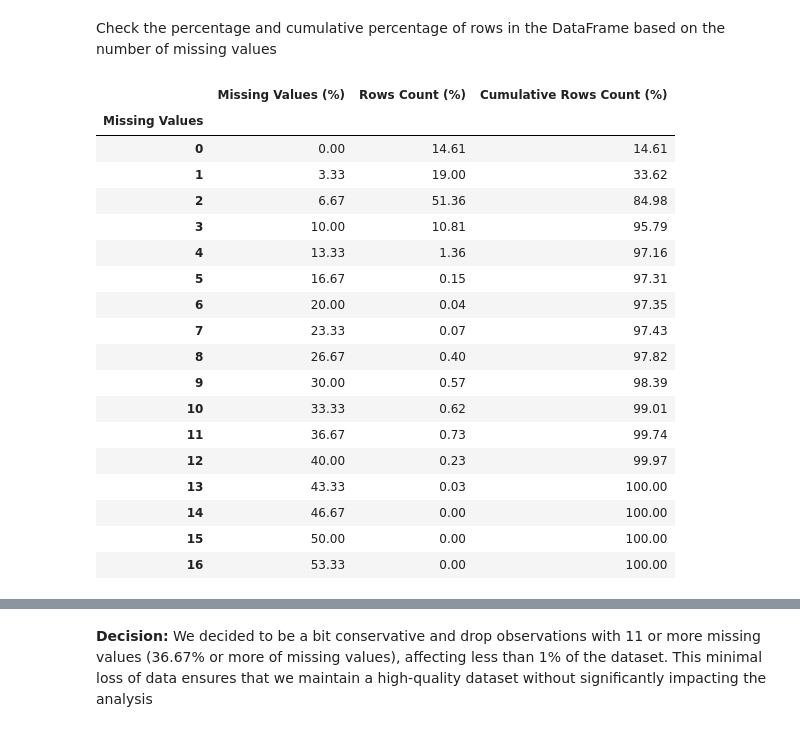
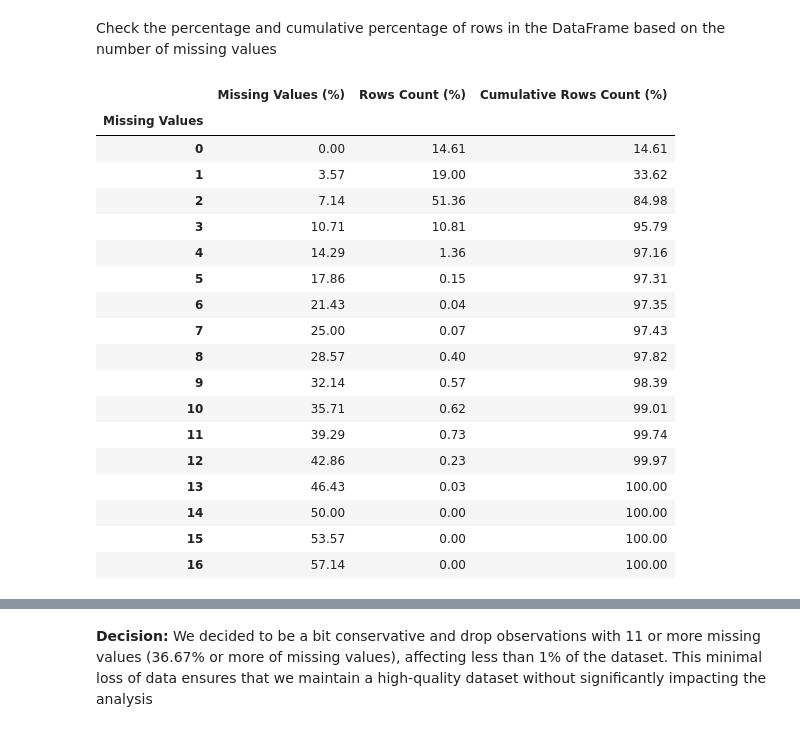
Before and after one commit to mgalao/machine-learning-project, a Jupyter notebook: project/Homework_Group38.ipynb, the cells around one changed output, grey strips where cells are left out. Drawn from its saved outputs; the diff is of its cells as text; code cells hidden in the pictures.

```diff
--- a/project/Homework_Group38.ipynb
+++ b/project/Homework_Group38.ipynb
@@ -495,7 +499,7 @@ OIICS Nature of Injury Description
 NaN    100.0
 Name: proportion, dtype: float64
 # %%
-df_train_treat_missing.drop(columns=["OIICS Nature of Injury Description"], inplace=True)
+df_treat_missing.drop(columns=["OIICS Nature of Injury Description"], inplace=True)
 # %% [markdown]
 Check hidden missing values
 # %%
@@ -599 +599,3 @@ df_train_treat_missing = df_train_treat_missing[df_train_treat_missing['Gender']
+# %%
+df_treat_missing = df_treat_missing[df_treat_missing['Gender'] != 'X']
 # %%
@@ -661,11 +662,11 @@ df_train_treat_missing[df_train_treat_missing["County of Injury"] == "UNKNOWN"].
 # %% [markdown]
 The missing values in the original DataFrame are represented as np.nan. To ensure consistency throughout our dataset, we will standardize the representation of missing values (as np.nan)
 # %%
-df_train_treat_missing["Carrier Type"].replace("UNKNOWN", np.nan, inplace=True)
-df_train_treat_missing["Gender"].replace("U", np.nan, inplace=True)
-df_train_treat_missing["Medical Fee Region"].replace("UK", np.nan, inplace=True)
-df_train_treat_missing["Alternative Dispute Resolution"].replace("U", np.nan, inplace=True)
-df_train_treat_missing["County of Injury"].replace("UNKNOWN", np.nan, inplace=True)
+df_treat_missing["Carrier Type"].replace("UNKNOWN", np.nan, inplace=True)
+df_treat_missing["Gender"].replace("U", np.nan, inplace=True)
+df_treat_missing["Medical Fee Region"].replace("UK", np.nan, inplace=True)
+df_treat_missing["Alternative Dispute Resolution"].replace("U", np.nan, inplace=True)
+df_treat_missing["County of Injury"].replace("UNKNOWN", np.nan, inplace=True)
 # %% [markdown]
 "As a general rule of thumb, only features that are missing in excess of 60% of their values should be considered for complete removal" (Fundamentals of Machine Learning for Predictive Data Analytics Algorithms).
 # %%
@@ -759,7 +760,7 @@ plt.show()
 # %% [markdown]
 **Conclusion:** As a large portion of the dataset (around 90%) either has no information on IME-4 forms (which could indicate 0 IME-4 forms received per claim) or reports very low counts, the column may not add valuable insights or predictive power in modeling contexts. Therefore, we decided to drop this variable
 # %%
-df_train_treat_missing.drop(columns="IME-4 Count", inplace=True)
+df_treat_missing.drop(columns="IME-4 Count", inplace=True)
 # %% [markdown]
 **'First Hearing Date':**
 While this variable contains a significant proportion of missing values (73.73%), these missing values carry important information— a blank date indicates that the claim has not yet had a hearing. Therefore, we will retain this variable.
@@ -771,55 +772,55 @@ Let's treat missing values (by row)
 Check the percentage and cumulative percentage of rows in the DataFrame based on the number of missing values
 # %%
 # Count the number of missing values per row
-missing_counts = df_train_treat_missing.isna().sum(axis=1)
+missing_counts = df_treat_missing.isna().sum(axis=1)
 
 # Calculate the total number of rows
-total_rows = len(df_train_treat_missing)
+total_rows = len(df_treat_missing)
 
 # Calculate the percentage of missing values per row
-total_columns = df_train_treat_missing.shape[1]  # Total number of columns
+total_columns = df_treat_missing.shape[1]  # Total number of columns
 missing_value_percentage_per_row = (missing_counts / total_columns) * 100
 
 # Count the occurrences of each missing value percentage
 missing_percentage_counts = missing_value_percentage_per_row.value_counts().sort_index()
 
 # Calculate the percentage of rows corresponding to each unique count of missing values
 perc_rows_count = missing_percentage_counts.values / total_rows * 100
 
 # Create a DataFrame with missing values and their percentages
 results_df = pd.DataFrame({
     'Missing Values (%)': missing_percentage_counts.index.round(2),
     'Rows Count (%)': perc_rows_count.round(2),
 })
 
 # Calculate cumulative percentage
 results_df['Cumulative Rows Count (%)'] = perc_rows_count.cumsum().round(2)
 
 # Set the index name
 results_df.index.name = 'Missing Values'
 
 # Display the results
 results_df
 # %% [output]
 |  | Missing Values (%) | Rows Count (%) | Cumulative Rows Count (%) |
 | Missing Values |  |  |  |
 | 0 | 0.00 | 14.61 | 14.61 |
-| 1 | 3.33 | 19.00 | 33.62 |
-| 2 | 6.67 | 51.36 | 84.98 |
-| 3 | 10.00 | 10.81 | 95.79 |
-| 4 | 13.33 | 1.36 | 97.16 |
-| 5 | 16.67 | 0.15 | 97.31 |
-| 6 | 20.00 | 0.04 | 97.35 |
-| 7 | 23.33 | 0.07 | 97.43 |
-| 8 | 26.67 | 0.40 | 97.82 |
-| 9 | 30.00 | 0.57 | 98.39 |
-| 10 | 33.33 | 0.62 | 99.01 |
-| 11 | 36.67 | 0.73 | 99.74 |
-| 12 | 40.00 | 0.23 | 99.97 |
-| 13 | 43.33 | 0.03 | 100.00 |
-| 14 | 46.67 | 0.00 | 100.00 |
-| 15 | 50.00 | 0.00 | 100.00 |
-| 16 | 53.33 | 0.00 | 100.00 |
+| 1 | 3.57 | 19.00 | 33.62 |
+| 2 | 7.14 | 51.36 | 84.98 |
+| 3 | 10.71 | 10.81 | 95.79 |
+| 4 | 14.29 | 1.36 | 97.16 |
+| 5 | 17.86 | 0.15 | 97.31 |
+| 6 | 21.43 | 0.04 | 97.35 |
+| 7 | 25.00 | 0.07 | 97.43 |
+| 8 | 28.57 | 0.40 | 97.82 |
+| 9 | 32.14 | 0.57 | 98.39 |
+| 10 | 35.71 | 0.62 | 99.01 |
+| 11 | 39.29 | 0.73 | 99.74 |
+| 12 | 42.86 | 0.23 | 99.97 |
+| 13 | 46.43 | 0.03 | 100.00 |
+| 14 | 50.00 | 0.00 | 100.00 |
+| 15 | 53.57 | 0.00 | 100.00 |
+| 16 | 57.14 | 0.00 | 100.00 |
 # %%
 # Create formatted labels for the x-axis
 results_df['Missing Values Labels'] = '(' + results_df['Missing Values (%)'].astype(str) + '%)  ' + results_df.index.astype(str)
```
Also changed, not shown: parts of 182 cells of this notebook.
